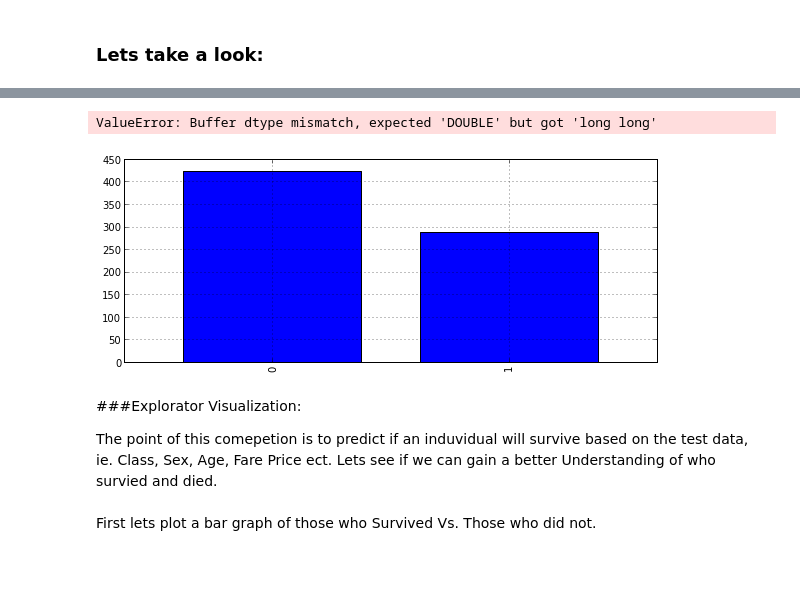
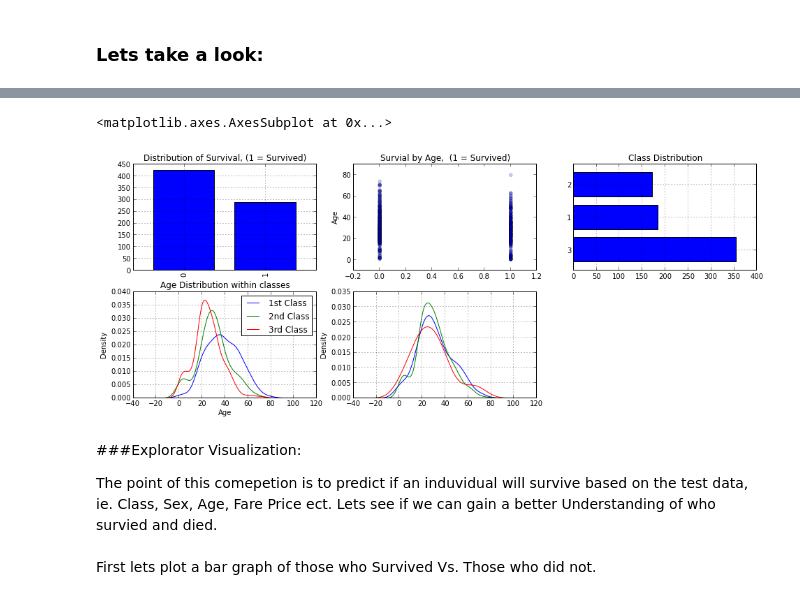
Before and after one commit to agconti/kaggle-titanic, a Jupyter notebook: Titanic.ipynb, the cells around one changed output, grey strips where cells are left out. Cells and saved outputs as stored; diff of their text form; code cells hidden in the pictures; blank space fills up the shorter version.

Commit message:
Heavily updated first visualizations

```diff
--- a/Titanic.ipynb
+++ b/Titanic.ipynb
@@ -82,34 +82,40 @@ df = df.drop(['ticket','cabin'], axis=1)
 # %%
 #take care of nans in age
 df = df.dropna()
-# %%
-fig = plt.figure(figsize(21,8), dpi=300)
-a = 0.2
-
-fig.add_subplot(221)
-df.survived.value_counts().plot(kind='bar')
-kde_res = KDE(df.survived)
-kde_res.fit()
-plt.plot(kde_res.support,kde_res.density)
-plt.fill_between(kde_res.support,kde_res.density, alpha=a)
-title("Distribution of our Predictions")
-
-fig.add_subplot(222)
-#kde_gender=KDE(x['sex[T.male]'])
-plt.scatter(res.predict(),x['C(sex)[T.male]'] , alpha=a)
-title("The Change of Survival Probability by Gender (1 = Male)")
-
-fig.add_subplot(223)
-plt.scatter(res.predict(),x['C(pclass)[T.3]'] , alpha=a)
-title("The Change of Survival Probability by Lower Class (1 = 3rd Class)")
-
-fig.add_subplot(224)
-plt.scatter(res.predict(),x.age , alpha=a)
-title("The Change of Survival Probability by Age")
-plt.ylabel("Age")
-# %% [output]
-ValueError: Buffer dtype mismatch, expected 'DOUBLE' but got 'long long'
-[figure, removed]
+# %%
+fig = plt.figure(figsize(16,6), dpi=300)
+a = 0.2
+
+fig.add_subplot(231)
+df.survived.value_counts().plot(kind='bar')
+title("Distribution of Survival, (1 = Survived)")
+
+fig.add_subplot(232)
+plt.scatter(df.survived, df.age, alpha=a)
+plt.ylabel("Age")
+title("Survial by Age,  (1 = Survived)")
+
+fig.add_subplot(233)
+df.pclass.value_counts().plot(kind="barh")
+#plt.xlabel("Predicted chance of survival")
+#plt.ylabel("Age")
+title("Class Distribution")
+
+fig.add_subplot(234)
+df.age[df.pclass == 1].plot(kind='kde')
+df.age[df.pclass == 2].plot(kind='kde')
+df.age[df.pclass == 3].plot(kind='kde')
+plt.xlabel("Age")
+title("Age Distribution within classes"); legend(('1st Class', '2nd Class','3rd Class'),loc='best')
+
+fig.add_subplot(235)
+df.age[df.embarked == 'C'].plot(kind='kde')
+df.age[df.embarked == 'S'].plot(kind='kde')
+df.age[df.embarked == 'Q'].plot(kind='kde')
+title("Age Distribution within classes"); legend(('Embarked C', 'Embarked ','3rd Class'),loc='best')
+# %% [output]
+<matplotlib.axes.AxesSubplot at 0x...>
+[figure, added]
 # %% [markdown]
 ###Explorator Visualization:
 
```
Also changed, not shown: parts of 14 cells of this notebook.
